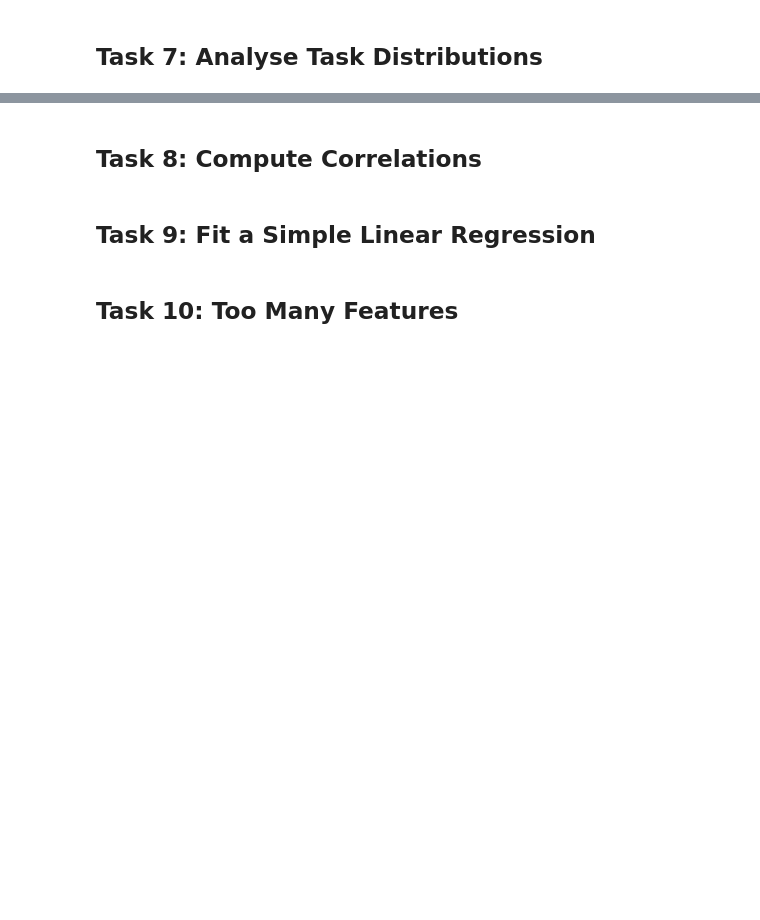
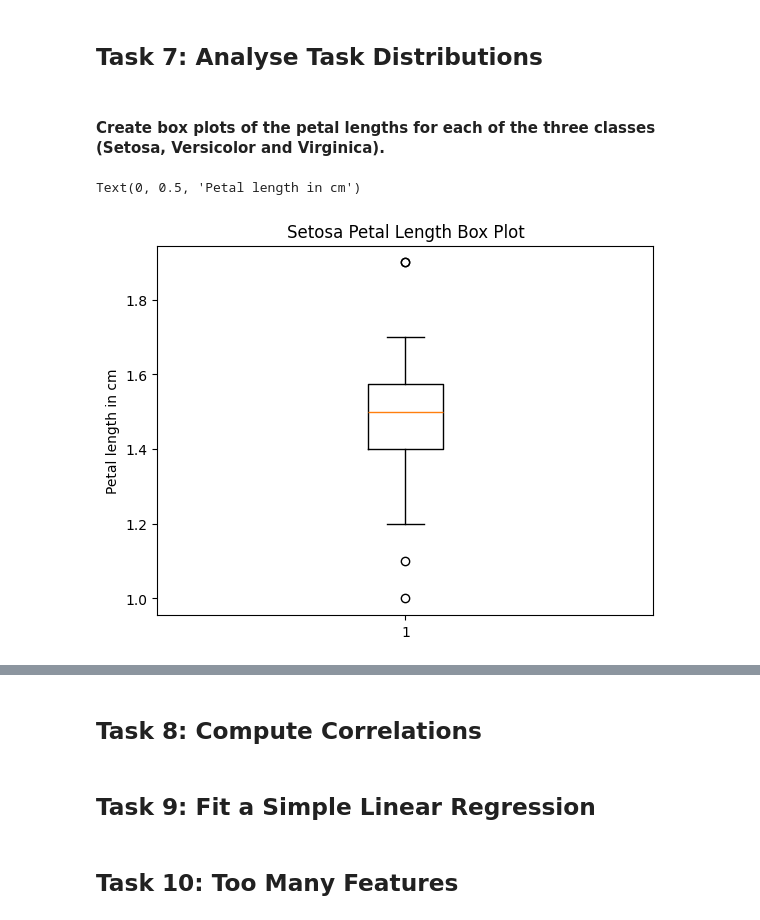
Before and after one commit to zoeharlowe/principles_of_data_analytics, a Jupyter notebook: tasks.ipynb, the cells around one changed output, grey strips where cells are left out. Drawn from its saved outputs; the diff is of its cells as text; code cells hidden in the pictures; blank space fills up the shorter version.

```diff
--- a/tasks.ipynb
+++ b/tasks.ipynb
@@ -230,2 +274,12 @@ Text(4.444444444444445, 0.5, 'Petal length')
 # %% [markdown]
 ## Task 7: Analyse Task Distributions
+# %% [markdown]
+#### Create box plots of the petal lengths for each of the three classes (Setosa, Versicolor and Virginica).
+# %%
+# Setosa box plot
+plt.boxplot(setosa_petal)
+plt.title("Setosa Petal Length Box Plot")
+plt.ylabel("Petal length in cm")
+# %% [output]
+Text(0, 0.5, 'Petal length in cm')
+[figure, added]
```
Also changed, not shown: parts of 12 cells of this notebook.
